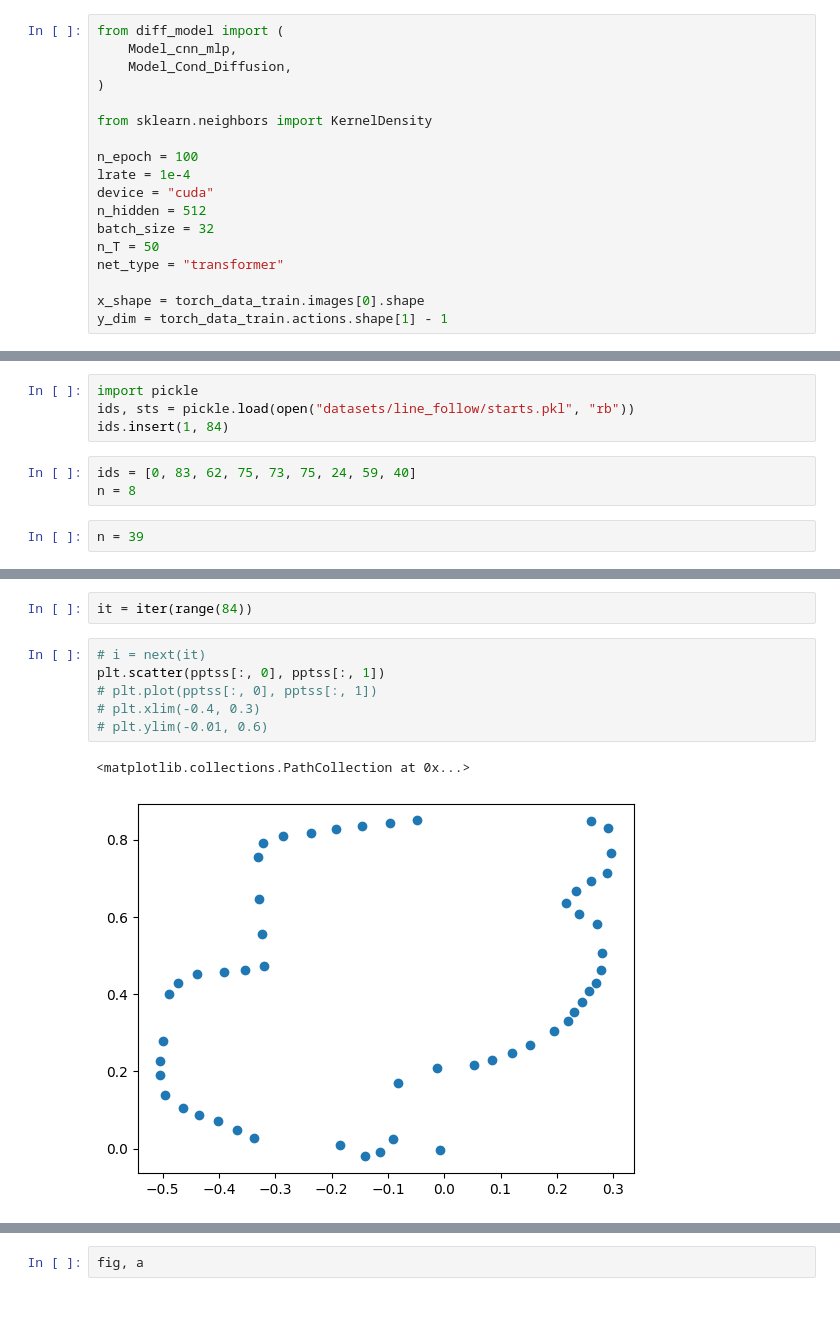
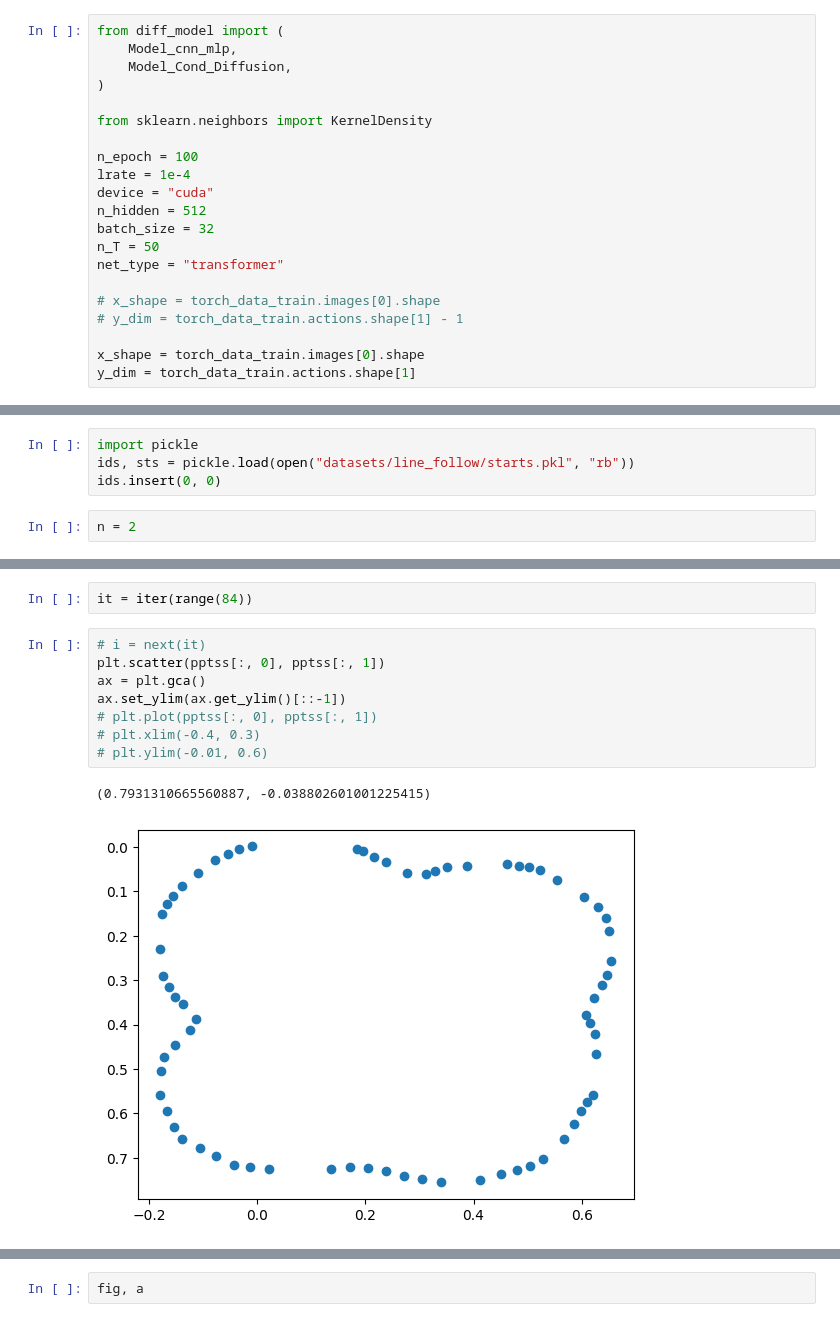
Before and after one commit to bit-magpie/Diffusion-based_Imitation_Learning, a Jupyter notebook: eval_tests.ipynb, the cells around one changed output, grey strips where cells are left out. Cells and saved outputs as stored; diff of their text form.

```diff
--- a/eval_tests.ipynb
+++ b/eval_tests.ipynb
@@ -61,8 +61,11 @@ batch_size = 32
 n_T = 50
 net_type = "transformer"
 
+# x_shape = torch_data_train.images[0].shape
+# y_dim = torch_data_train.actions.shape[1] - 1
+
 x_shape = torch_data_train.images[0].shape
-y_dim = torch_data_train.actions.shape[1] - 1
+y_dim = torch_data_train.actions.shape[1]
 # %%
 nn_model = Model_cnn_mlp(
     x_shape, n_hidden, y_dim, embed_dim=128, net_type=net_type
@@ -175,12 +178,9 @@ torch_data_train = LineFollowDataset(
 # %%
 import pickle
 ids, sts = pickle.load(open("datasets/line_follow/starts.pkl", "rb"))
-ids.insert(1, 84)
+ids.insert(0, 0)
-# %%
-ids = [0, 83, 62, 75, 73, 75, 24, 59, 40]
-n = 8
 # %%
-n = 39
+n = 2
 # %%
 preds = []
 for i in range(sum(ids[:n]), sum(ids[:n+1])):
@@ -199,12 +199,14 @@ it = iter(range(84))
 # %%
 # i = next(it)
 plt.scatter(pptss[:, 0], pptss[:, 1])
+ax = plt.gca()
+ax.set_ylim(ax.get_ylim()[::-1])
 # plt.plot(pptss[:, 0], pptss[:, 1])
 # plt.xlim(-0.4, 0.3)
 # plt.ylim(-0.01, 0.6)
 # %% [output]
-<matplotlib.collections.PathCollection at 0x...>
+(0.7931310665560887, -0.038802601001225415)
-[figure, old version]
+[figure, new version]
 # %%
 plt.imshow(torch_data_train.images[sum(ids[:n])])
 # %% [output]
```
Also changed, not shown: parts of 1 cell of this notebook, 2 other files.
